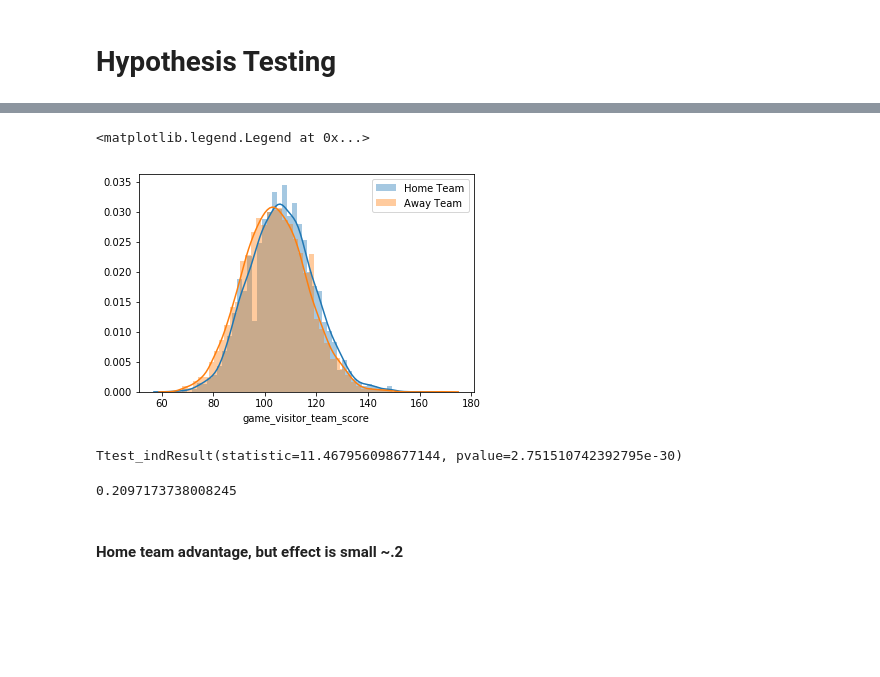
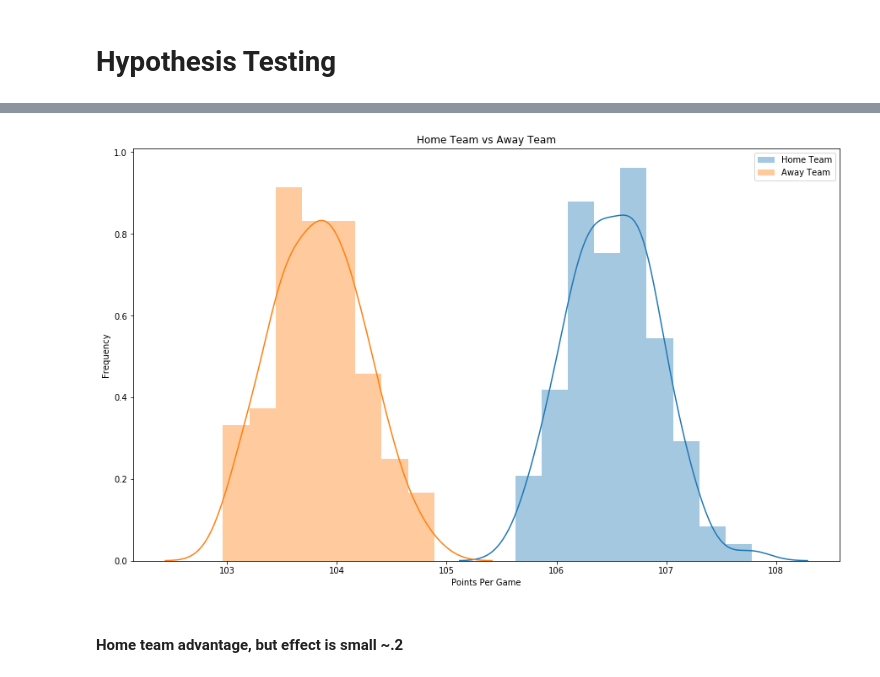
Before and after one commit to Pballer/mod3_project, a Jupyter notebook: NBA_Technical.ipynb, the cells around one changed output, grey strips where cells are left out. Saved outputs shown, nothing was run; the diff lists cells and outputs as text; code cells hidden in the pictures; blank space fills up the shorter version.

Commit message:
Added visuals to technical notebook.

```diff
--- a/NBA_Technical.ipynb
+++ b/NBA_Technical.ipynb
@@ -62,18 +86,16 @@ away_teams = team_wins.loc[(team_wins.is_home == 0)]
-# %%
-sns.distplot(home_teams.game_home_team_score, label='Home Team')
-sns.distplot(away_teams.game_visitor_team_score, label='Away Team')
-plt.legend()
-# %% [output]
-<matplotlib.legend.Legend at 0x...>
-[figure, removed]
 # %%
-stats.ttest_ind(home_teams.game_home_team_score, away_teams.game_visitor_team_score, equal_var=False)
+htest_dfs = create_sample_dists(home_teams.game_home_team_score, away_teams.game_visitor_team_score)
-# %% [output]
-Ttest_indResult(statistic=11.467956098677144, pvalue=2.751510742392795e-30)
-# %%
-cohen_d(home_teams.game_home_team_score, away_teams.game_visitor_team_score)
-# %% [output]
-0.2097173738008245
+# %%
+plt.figure(figsize=(15,9))
+sns.distplot(htest_dfs[0], label='Home Team')
+fig2 = sns.distplot(htest_dfs[1], label='Away Team')
+plt.xlabel('Points Per Game')
+plt.title('Home Team vs Away Team')
+plt.ylabel('Frequency')
+plt.legend();
+plt.savefig('img/hypo1.png')
+# %% [output]
+[figure, added]
 # %% [markdown]
 #### Home team advantage, but effect is small ~.2
 # %% [markdown]
```
Also changed, not shown: parts of 44 cells of this notebook.
